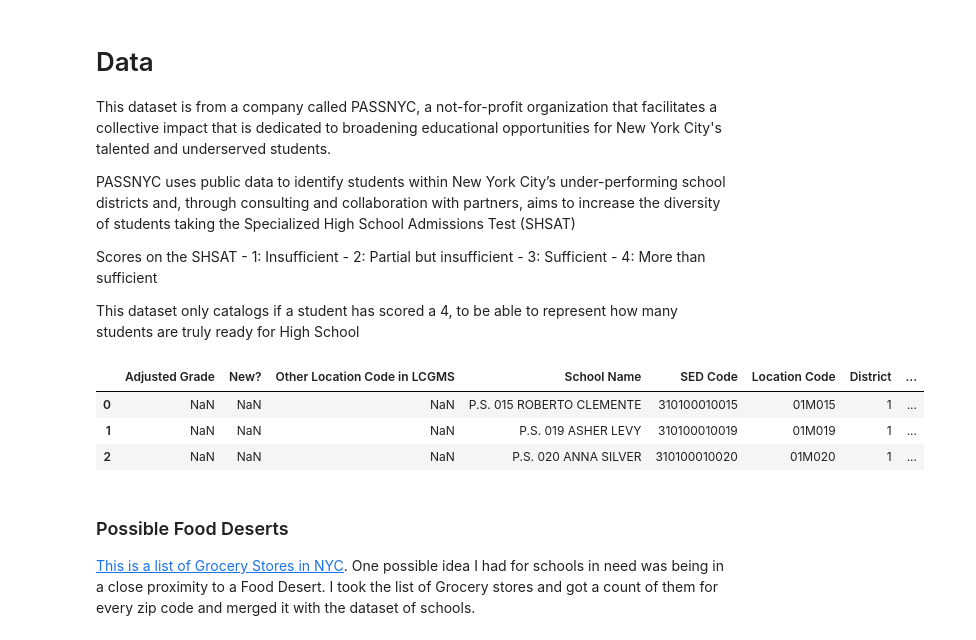
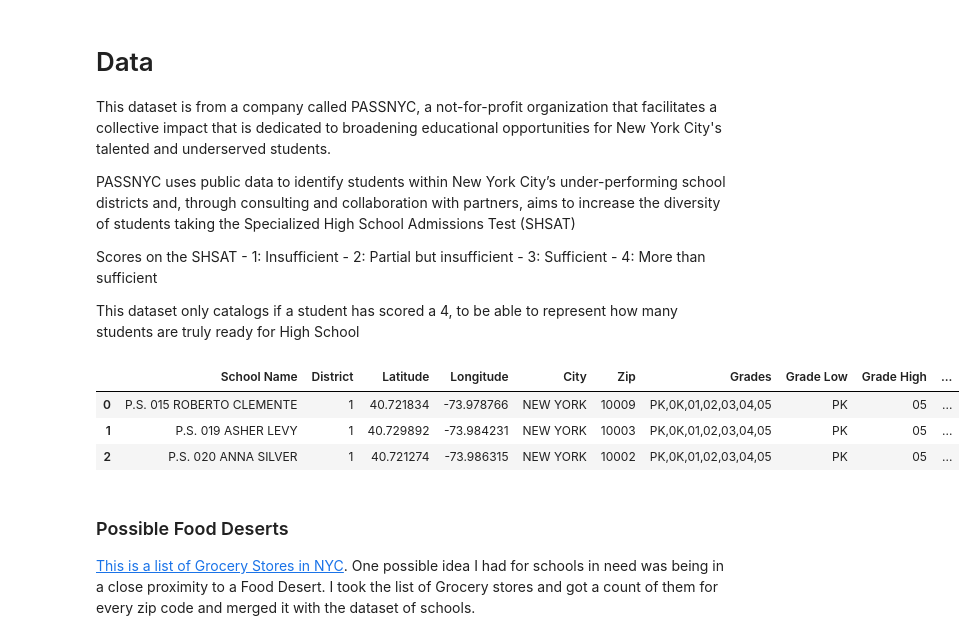
Before and after one commit to mwmcnall/Honors-College-Project, a Jupyter notebook: Honors College Data stuff.ipynb, the cells around one changed output. Drawn from its saved outputs; the diff is of its cells as text; code cells hidden in the pictures.

```diff
--- a/Honors College Data stuff.ipynb
+++ b/Honors College Data stuff.ipynb
@@ -328,12 +430,0 @@ class Data:
-# %%
-df = pd.read_csv("2016 School Explorer.csv")
-# print(df.shape)
-# Load data into a Data Class
-data = Data(df)
-data.df.head(3)
-# data.df.shape
-# %% [output]
-|  | Adjusted Grade | New? | Other Location Code in LCGMS | School Name | SED Code | Location Code | District | ... |
-| 0 | NaN | NaN | NaN | P.S. 015 ROBERTO CLEMENTE | 310100010015 | 01M015 | 1 | ... |
-| 1 | NaN | NaN | NaN | P.S. 019 ASHER LEVY | 310100010019 | 01M019 | 1 | ... |
-| 2 | NaN | NaN | NaN | P.S. 020 ANNA SILVER | 310100010020 | 01M020 | 1 | ... |
@@ -397,3 +431,29 @@ df['Nonreported Ethnicity %'] = (df['Nonreported Ethnicity Total'] / df['4 Teste
+# %%
+df = pd.read_csv("2016 School Explorer.csv")
+# print(df.shape)
+# Load data into a Data Class
+data = SchoolData(df)
+data.df.head(3)
+# data.df.shape
+# df.dtypes
+
+# data.imputer('Economic Need Index')
+
+# data.df['Economic Need Index']
+
+# data.impute_cols()
+
+# data.nans()
+
+# data.df['Rigorous Instruction Rating'] = data.df['Rigorous Instruction Rating'].fillna(data.df['Rigorous Instruction Rating'].mode().iloc[0])
+
+#TODO: I really want to have a total number of 4s for each subject and both for all the different Grades
+#TODO: Think about creating a bool column for each possible grade that can be at a school
+# %% [output]
+|  | School Name | District | Latitude | Longitude | City | Zip | Grades | Grade Low | Grade High | ... |
+| 0 | P.S. 015 ROBERTO CLEMENTE | 1 | 40.721834 | -73.978766 | NEW YORK | 10009 | PK,0K,01,02,03,04,05 | PK | 05 | ... |
+| 1 | P.S. 019 ASHER LEVY | 1 | 40.729892 | -73.984231 | NEW YORK | 10003 | PK,0K,01,02,03,04,05 | PK | 05 | ... |
+| 2 | P.S. 020 ANNA SILVER | 1 | 40.721274 | -73.986315 | NEW YORK | 10002 | PK,0K,01,02,03,04,05 | PK | 05 | ... |
 # %% [markdown]
 ### Possible Food Deserts
 
```
Also changed, not shown: parts of 5 cells of this notebook, 1 other file.
